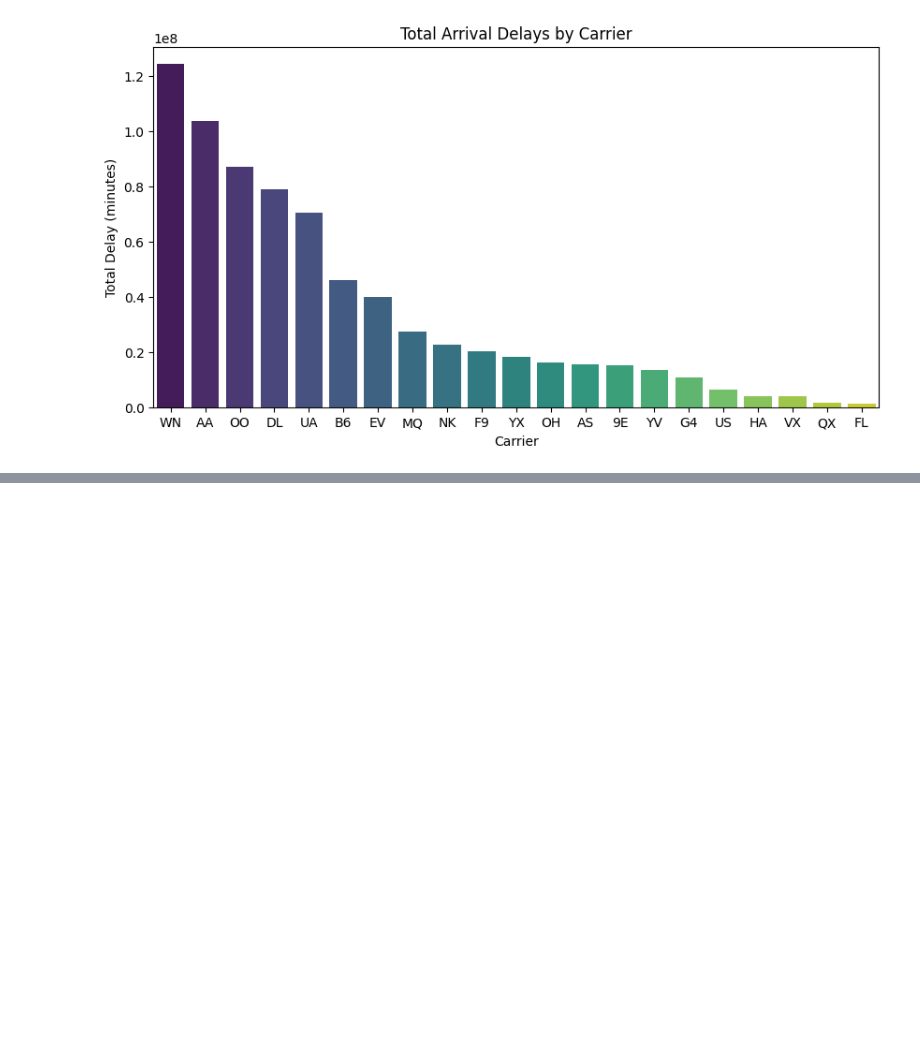
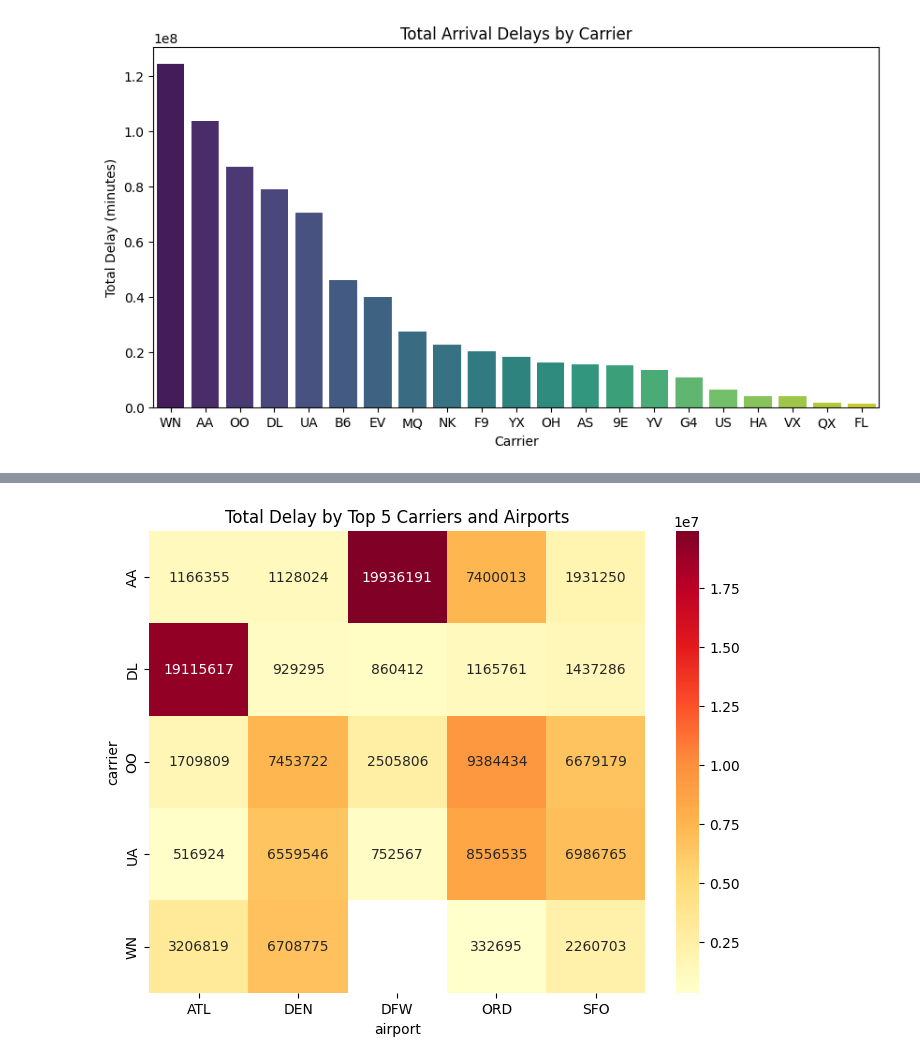
Before and after one commit to santoshkhadk/airline-delay-pipeline, a Jupyter notebook: notebook/airline-delay.ipynb, the cells around one changed output, grey strips where cells are left out. Cells and saved outputs as stored; diff of their text form; code cells hidden in the pictures; blank space fills up the shorter version.

```diff
--- a/notebook/airline-delay.ipynb
+++ b/notebook/airline-delay.ipynb
@@ -370,0 +405,17 @@ Passing `palette` without assigning `hue` is deprecated and will be removed in v
+# %%
+# Top 5 carriers
+top_carriers = df.groupby('carrier')['arr_delay'].sum().sort_values(ascending=False).head(5).index
+
+# Top 5 airports
+top_airports = df.groupby('airport')['arr_delay'].sum().sort_values(ascending=False).head(5).index
+
+# Pivot table for top 5 each
+carrier_airport_delay_top = df[df['carrier'].isin(top_carriers) & df['airport'].isin(top_airports)]\
+                             .pivot_table(values='arr_delay', index='carrier', columns='airport', aggfunc='sum')
+
+plt.figure(figsize=(8,6))
+sns.heatmap(carrier_airport_delay_top, annot=True, fmt=".0f", cmap="YlOrRd")
+plt.title("Total Delay by Top 5 Carriers and Airports")
+plt.show()
+# %% [output]
+[figure, added]
```
Also changed, not shown: parts of 2 cells of this notebook.
